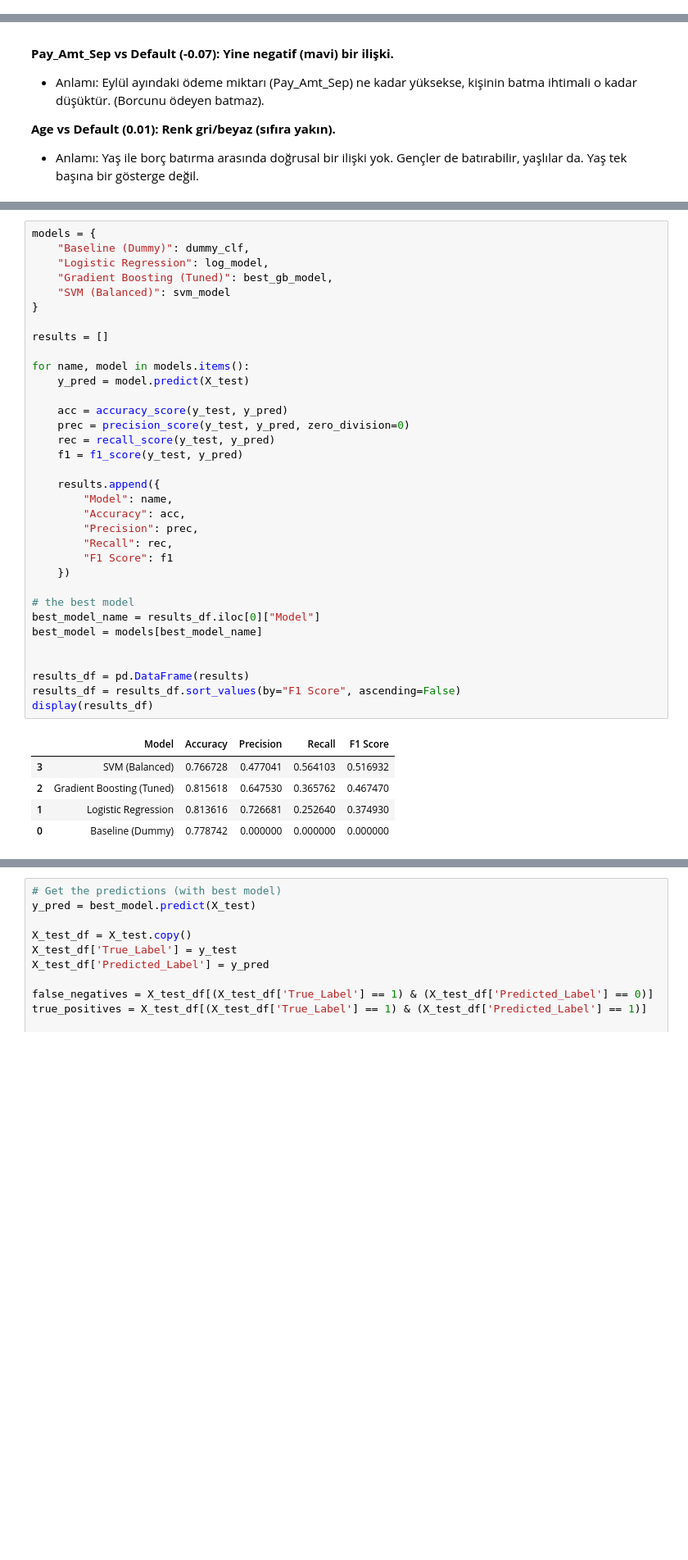
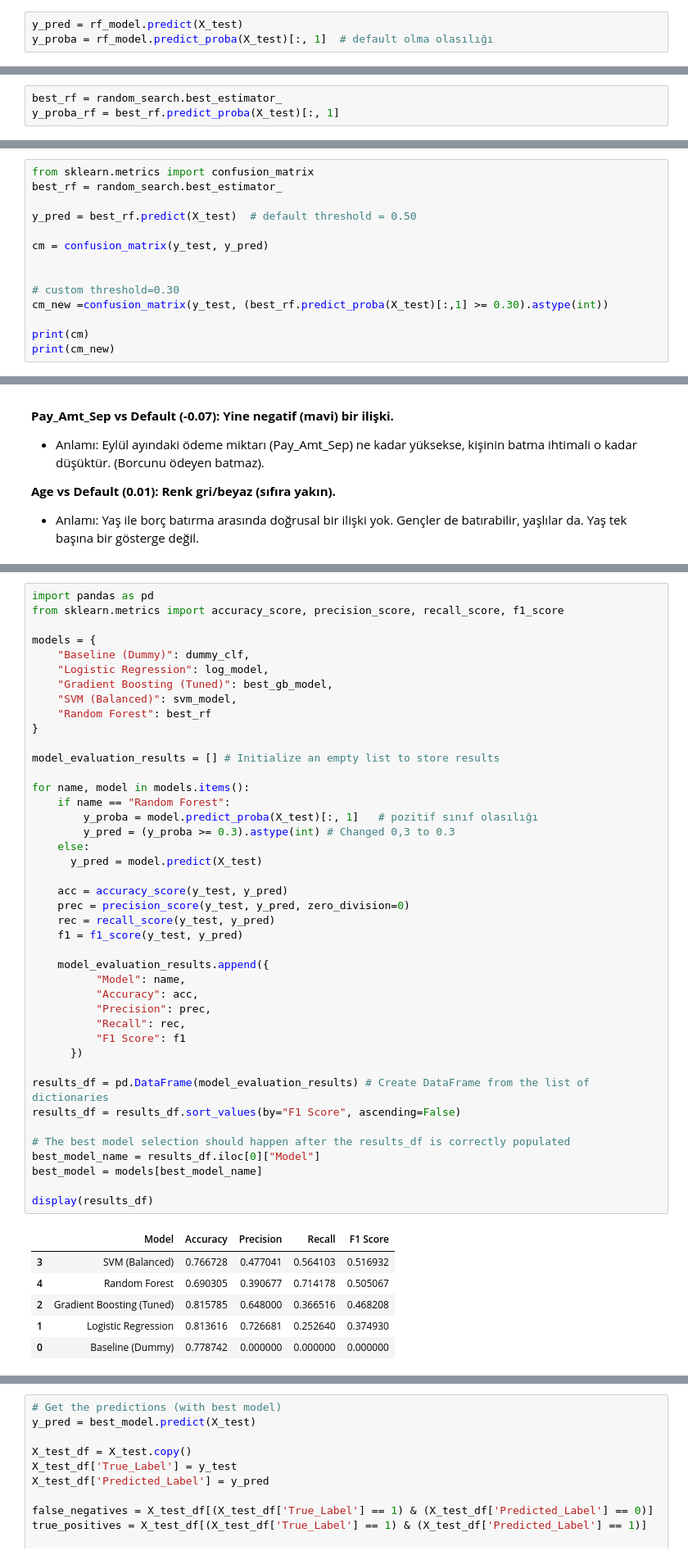
Before and after one commit to halimenurizmirli/Credit-Default-Prediction-ML, a Jupyter notebook: notebook.ipynb, the cells around one changed output, grey strips where cells are left out. Shown at 82% size. Cells and saved outputs as stored; diff of their text form; blank space fills up the shorter version.

```diff
--- a/notebook.ipynb
+++ b/notebook.ipynb
@@ -264,0 +300,3 @@ weighted avg       0.78      0.77      0.77      5993
+# %%
+y_pred = rf_model.predict(X_test)
+y_proba = rf_model.predict_proba(X_test)[:, 1]  # default olma olasılığı
@@ -264,0 +395,3 @@ weighted avg       0.78      0.77      0.77      5993
+# %%
+best_rf = random_search.best_estimator_
+y_proba_rf = best_rf.predict_proba(X_test)[:, 1]
@@ -264,0 +455,14 @@ weighted avg       0.78      0.77      0.77      5993
+# %%
+from sklearn.metrics import confusion_matrix
+best_rf = random_search.best_estimator_
+
+y_pred = best_rf.predict(X_test)  # default threshold = 0.50
+
+cm = confusion_matrix(y_test, y_pred)
+
+
+# custom threshold=0.30
+cm_new =confusion_matrix(y_test, (best_rf.predict_proba(X_test)[:,1] >= 0.30).astype(int))
+
+print(cm)
+print(cm_new)
@@ -317,41 +576,50 @@ plt.show()
 # %%
+import pandas as pd
+from sklearn.metrics import accuracy_score, precision_score, recall_score, f1_score
+
 models = {
     "Baseline (Dummy)": dummy_clf,
     "Logistic Regression": log_model,
     "Gradient Boosting (Tuned)": best_gb_model,
-    "SVM (Balanced)": svm_model
+    "SVM (Balanced)": svm_model,
+    "Random Forest": best_rf
 }
 
-results = []
+model_evaluation_results = [] # Initialize an empty list to store results
 
 for name, model in models.items():
-    y_pred = model.predict(X_test)
+    if name == "Random Forest":
+        y_proba = model.predict_proba(X_test)[:, 1]   # pozitif sınıf olasılığı
+        y_pred = (y_proba >= 0.3).astype(int) # Changed 0,3 to 0.3
+    else:
+      y_pred = model.predict(X_test)
 
     acc = accuracy_score(y_test, y_pred)
     prec = precision_score(y_test, y_pred, zero_division=0)
     rec = recall_score(y_test, y_pred)
     f1 = f1_score(y_test, y_pred)
 
-    results.append({
-        "Model": name,
-        "Accuracy": acc,
-        "Precision": prec,
-        "Recall": rec,
-        "F1 Score": f1
-    })
+    model_evaluation_results.append({
+          "Model": name,
+          "Accuracy": acc,
+          "Precision": prec,
+          "Recall": rec,
+          "F1 Score": f1
+      })
 
-# the best model
+results_df = pd.DataFrame(model_evaluation_results) # Create DataFrame from the list of dictionaries
+results_df = results_df.sort_values(by="F1 Score", ascending=False)
+
+# The best model selection should happen after the results_df is correctly populated
 best_model_name = results_df.iloc[0]["Model"]
 best_model = models[best_model_name]
 
-
-results_df = pd.DataFrame(results)
-results_df = results_df.sort_values(by="F1 Score", ascending=False)
 display(results_df)
 # %% [output]
 |  | Model | Accuracy | Precision | Recall | F1 Score |
 | 3 | SVM (Balanced) | 0.766728 | 0.477041 | 0.564103 | 0.516932 |
-| 2 | Gradient Boosting (Tuned) | 0.815618 | 0.647530 | 0.365762 | 0.467470 |
+| 4 | Random Forest | 0.690305 | 0.390677 | 0.714178 | 0.505067 |
+| 2 | Gradient Boosting (Tuned) | 0.815785 | 0.648000 | 0.366516 | 0.468208 |
 | 1 | Logistic Regression | 0.813616 | 0.726681 | 0.252640 | 0.374930 |
 | 0 | Baseline (Dummy) | 0.778742 | 0.000000 | 0.000000 | 0.000000 |
 # %%
```
Also changed, not shown: parts of 23 cells of this notebook, 2 other files.
